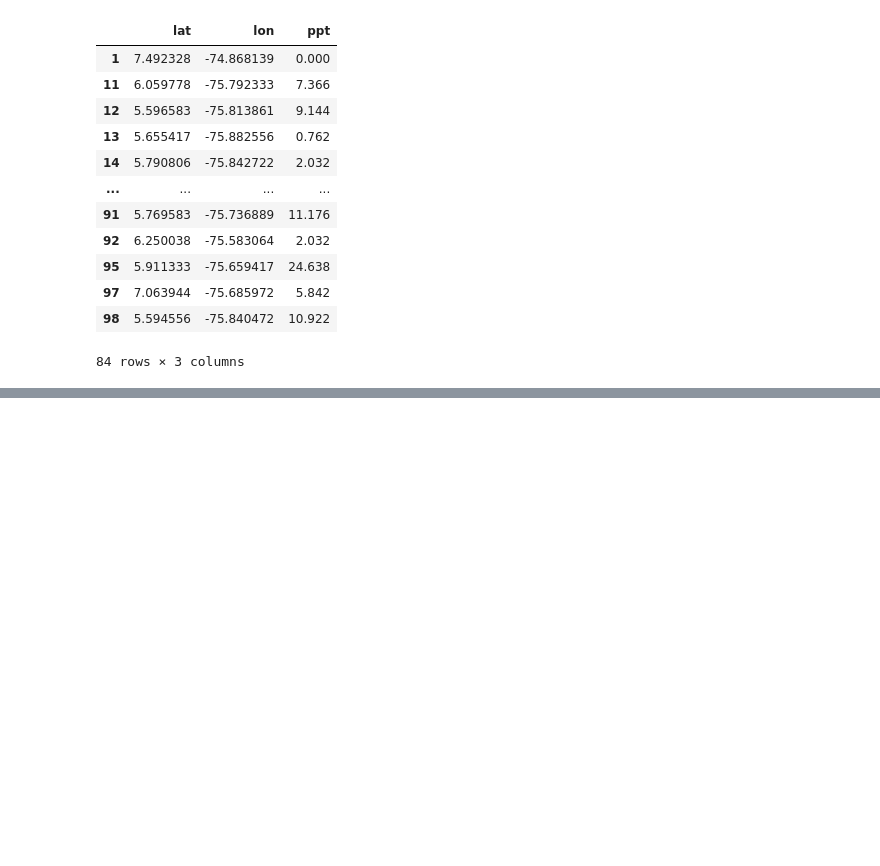
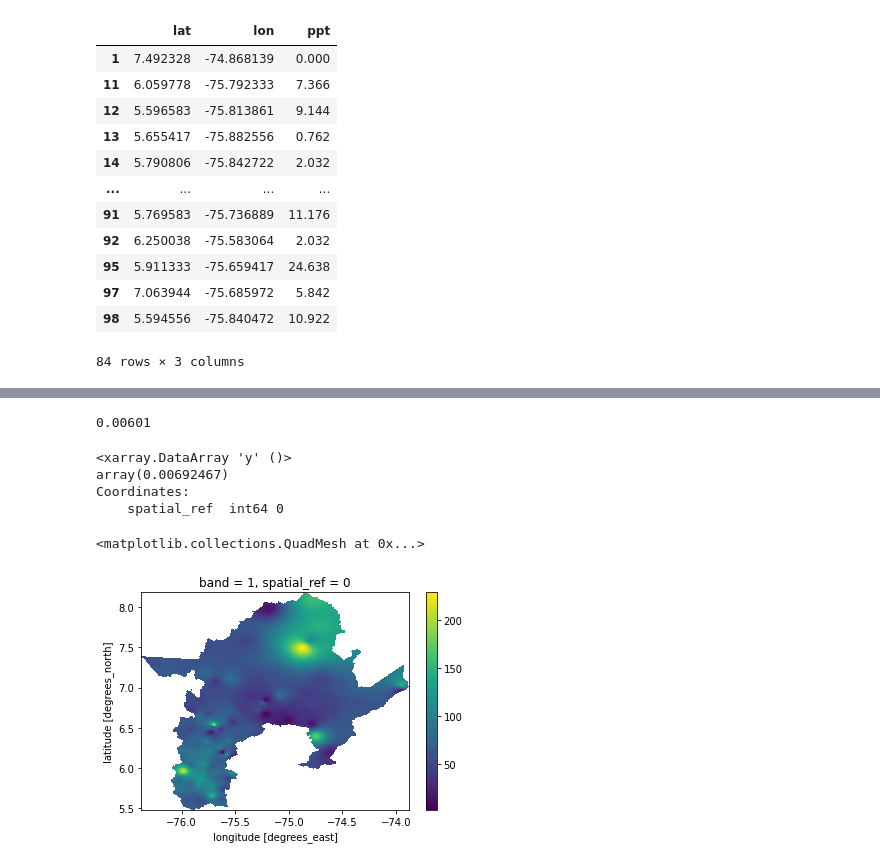
Before and after one commit to ospinals/piragua_backend_estaciones, a Jupyter notebook: piragua-src/PPT/Untitled.ipynb, the cells around one changed output, grey strips where cells are left out. Drawn from its saved outputs; the diff is of its cells as text; code cells hidden in the pictures; blank space fills up the shorter version.

```diff
--- a/piragua-src/PPT/Untitled.ipynb
+++ b/piragua-src/PPT/Untitled.ipynb
@@ -371,2 +172,8 @@ import rioxarray
+# %%
+territoriales = gpd.GeoDataFrame(geometry=[Polygon(json.loads(poligonos.content)["values"][i]["poly"]["coordinates"][0]) for i in range(len(json.loads(poligonos.content)["values"]))])
+# %%
+territoriales = territoriales.dissolve()
 # %%
 ds = rioxarray.open_rasterio(rst_file)
+# %%
+dsx = ds.rio.clip(territoriales.geometry)
@@ -372,0 +185,4 @@ ds = rioxarray.open_rasterio(rst_file)
+# %%
+masked = dsx.where(dsx > 0)
+masked = masked.fillna(0)
+vals = masked[0].values.ravel()
@@ -373,3 +202,19 @@ ds = rioxarray.open_rasterio(rst_file)
+# %%
+round(abs(lons[0] - lons[1]), 5)
+# %% [output]
+0.00601
+# %%
+dsx.y[0] - dsx.y[1]
+# %% [output]
+<xarray.DataArray 'y' ()>
+array(0.00692467)
+Coordinates:
+    spatial_ref  int64 0
+# %%
+masked.plot()
+# %% [output]
+<matplotlib.collections.QuadMesh at 0x...>
+[figure, added]
 # %%
 import matplotlib.pyplot as plt
 
```
Also changed, not shown: parts of 54 cells of this notebook, 24 other files.
